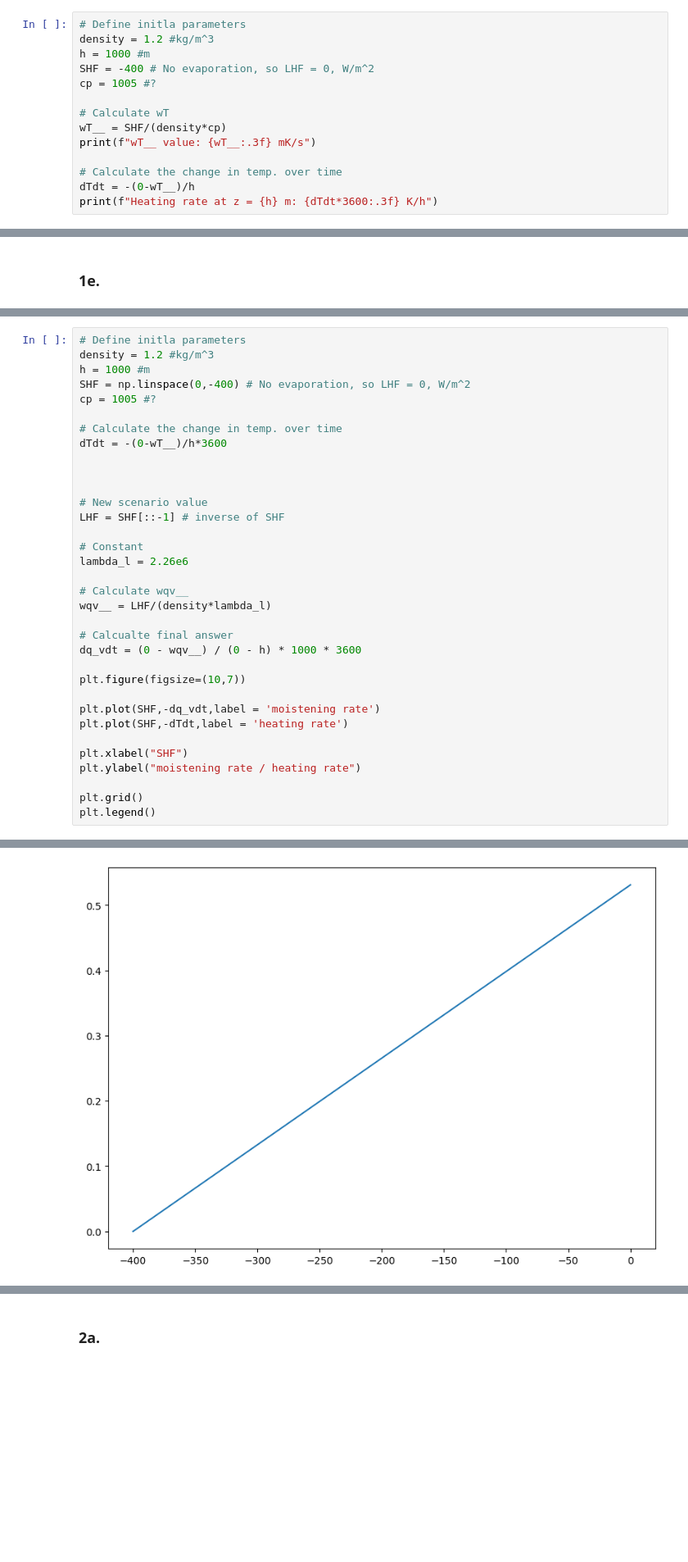
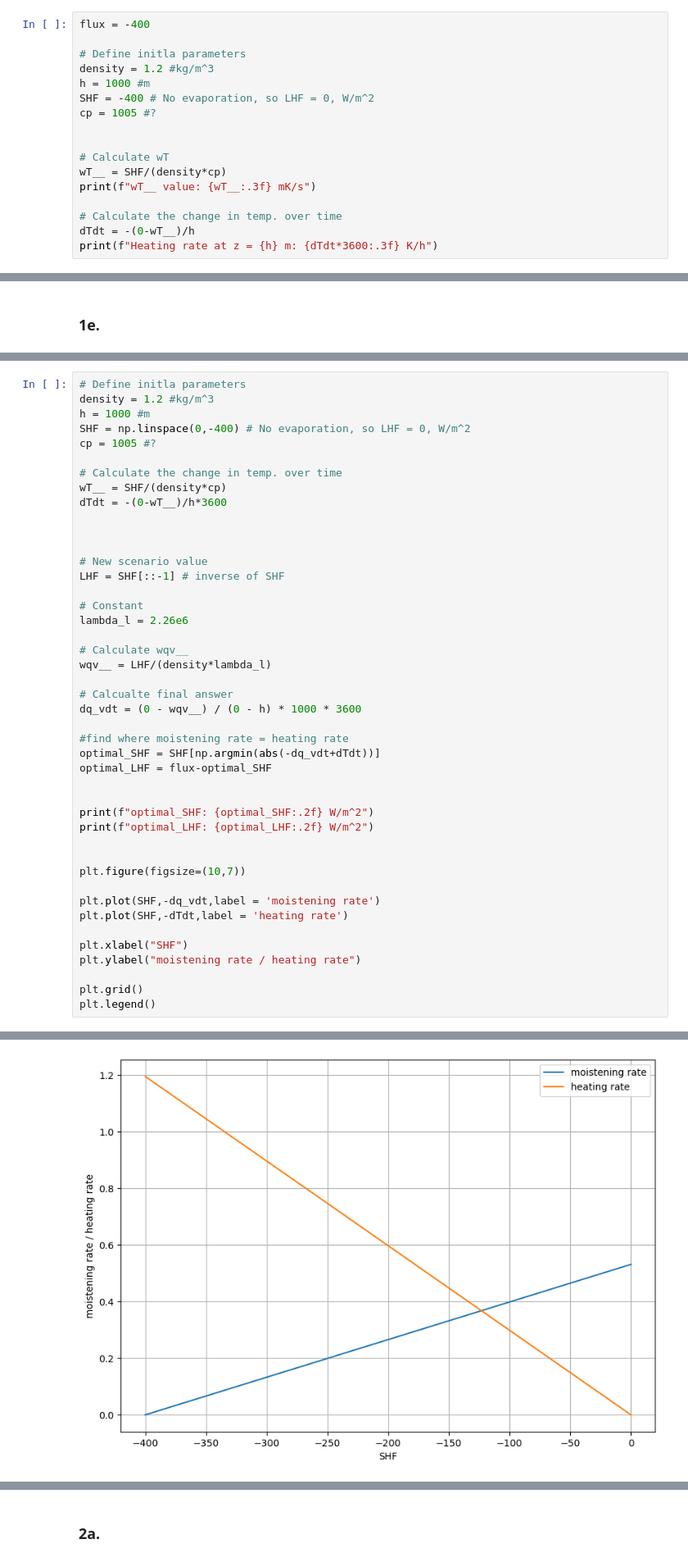
Before and after one commit to maxxyvvdb/Dynamics-Q2-projects, a Jupyter notebook: Week 3/Week_3.ipynb, the cells around one changed output, grey strips where cells are left out. Shown at 82% size. Drawn from its saved outputs; the diff is of its cells as text; blank space fills up the shorter version.

```diff
--- a/Week 3/Week_3.ipynb
+++ b/Week 3/Week_3.ipynb
@@ -36,11 +38,14 @@ $$
 
 Since there is no ground heat flux, $\partial \overline{w'T'}$ at the ground will be equal to zero, which then gives a final answer of $-1.194 K/h$
 # %%
+flux = -400
+
 # Define initla parameters
 density = 1.2 #kg/m^3
 h = 1000 #m
 SHF = -400 # No evaporation, so LHF = 0, W/m^2
 cp = 1005 #?
+
 
 # Calculate wT
 wT__ = SHF/(density*cp)
@@ -194,6 +209,7 @@ SHF = np.linspace(0,-400) # No evaporation, so LHF = 0, W/m^2
 cp = 1005 #?
 
 # Calculate the change in temp. over time
+wT__ = SHF/(density*cp)
 dTdt = -(0-wT__)/h*3600
 
 
@@ -210,6 +226,15 @@ wqv__ = LHF/(density*lambda_l)
 # Calcualte final answer
 dq_vdt = (0 - wqv__) / (0 - h) * 1000 * 3600
 
+#find where moistening rate = heating rate
+optimal_SHF = SHF[np.argmin(abs(-dq_vdt+dTdt))]
+optimal_LHF = flux-optimal_SHF
+
+
+print(f"optimal_SHF: {optimal_SHF:.2f} W/m^2")
+print(f"optimal_LHF: {optimal_LHF:.2f} W/m^2")
+
+
 plt.figure(figsize=(10,7))
 
 plt.plot(SHF,-dq_vdt,label = 'moistening rate')
@@ -225 +252 @@ ValueError: x and y must have same first dimension, but have shapes (50,) and (1
-[figure, old version]
+[figure, new version]
```
Also changed, not shown: parts of 11 cells of this notebook.
